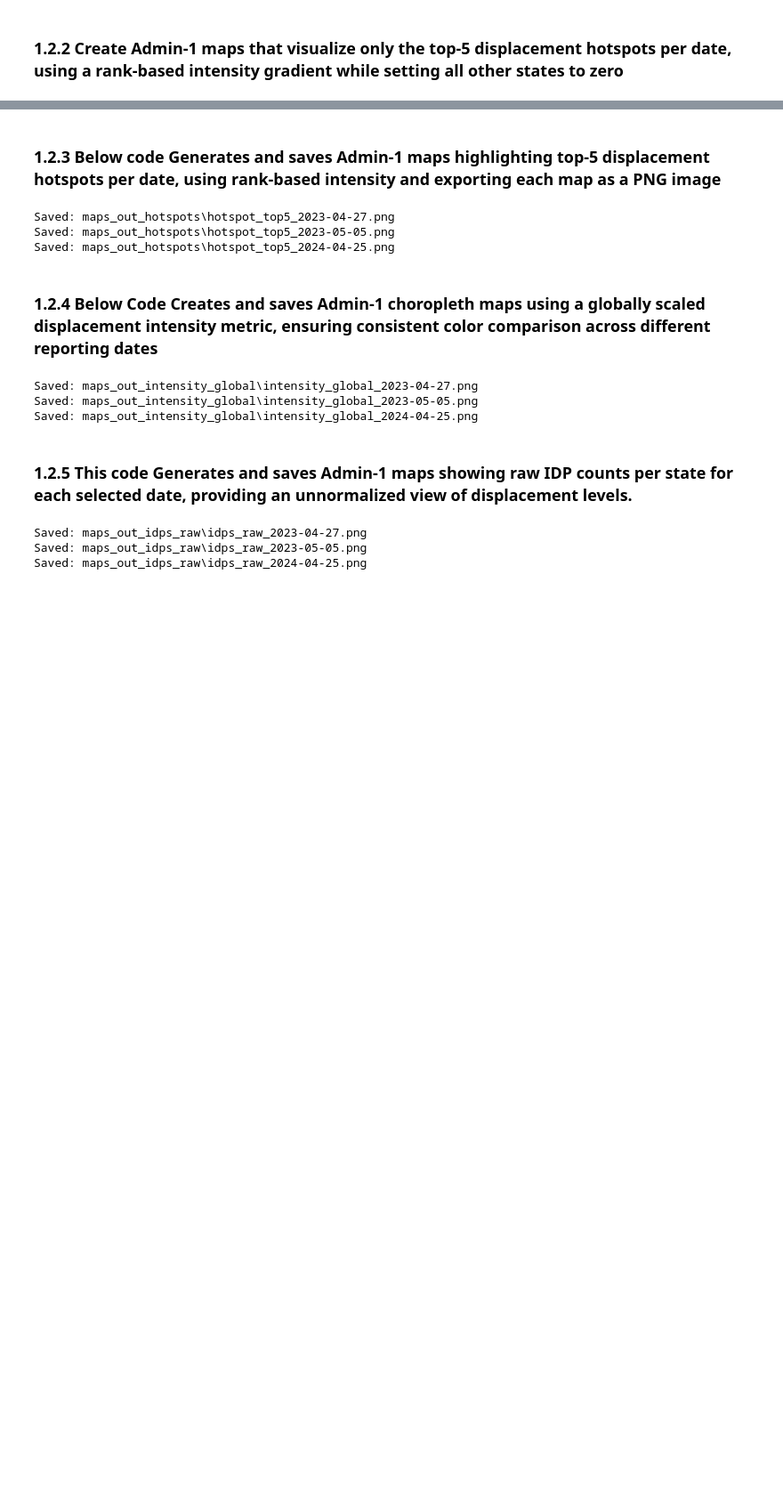
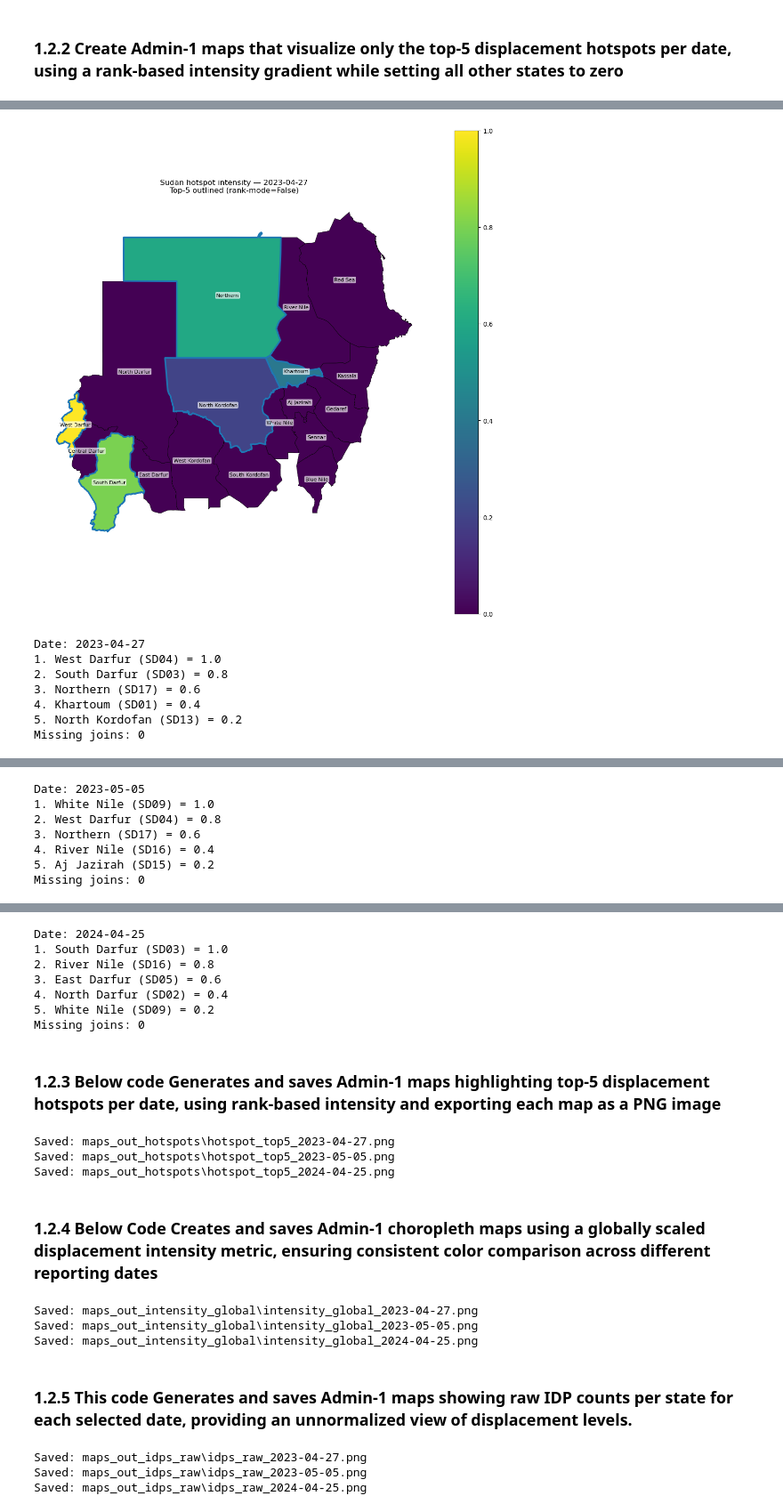
Before and after one commit to donmumina/Predictive_Humanitarian_Risk_Model, a Jupyter notebook: Group3_Project_final.ipynb, the cells around one changed output, grey strips where cells are left out. Shown at 89% size. Cells and saved outputs as stored; diff of their text form; code cells hidden in the pictures; blank space fills up the shorter version.

```diff
--- a/Group3_Project_final.ipynb
+++ b/Group3_Project_final.ipynb
@@ -1798,0 +1859,50 @@ for f in snap_files:
+# %%
+# BLOCK 1: config (small)
+
+value_col = "hotspot_intensity_rank"
+name_col = next((c for c in ["adm1_en","adm1_name","adm1_name_en","name","state_name","STATE_EN"] if c in gdf18.columns), None)
+if not name_col:
+    raise ValueError(f"No state-name column in GeoJSON. Columns: {list(gdf18.columns)}")
+# %%
+# BLOCK 2: loop -> decide Top5 -> map -> print (small)
+
+for f in snap_files:
+    snap = pd.read_csv(f, parse_dates=["report_date"])
+    date_str = str(snap["report_date"].iloc[0].date())
+
+    m = gdf18.merge(snap, left_on="adm1_pcode", right_on="state_code", how="left")
+    m[value_col] = pd.to_numeric(m[value_col], errors="coerce").fillna(0)
+
+    nz = m.loc[m[value_col] > 0, value_col]
+    is_rank = (nz.size > 0) and nz.apply(float.is_integer).all() and set(nz.unique()).issubset({1,2,3,4,5})
+
+    top5 = (m[m[value_col].between(1,5)].sort_values(value_col) if is_rank
+            else m.sort_values(value_col, ascending=False).head(5)).copy()
+
+    m["is_top5"] = m["adm1_pcode"].isin(top5["adm1_pcode"])
+
+    ax = m.plot(column=value_col, legend=True, edgecolor="black", linewidth=0.5, figsize=(11, 11),
+                missing_kwds={"color": "lightgrey", "label": "Missing"})
+    m[m["is_top5"]].boundary.plot(ax=ax, linewidth=2.5)
+
+    pts = m.geometry.representative_point()
+    for (x, y), label in zip(zip(pts.x, pts.y), m[name_col].astype(str)):
+        ax.text(x, y, label, ha="center", va="center", fontsize=8,
+                bbox=dict(boxstyle="round,pad=0.2", fc="white", ec="none", alpha=0.65))
+
+    ax.set_title(f"Sudan hotspot intensity — {date_str}\nTop-5 outlined (rank-mode={is_rank})")
+    ax.set_axis_off(); plt.tight_layout(); plt.show()
+
+    print(f"\nDate: {date_str}")
+    for i, r in enumerate(top5[["adm1_pcode", name_col, value_col]].itertuples(index=False), 1):
+        print(f"{i}. {getattr(r, name_col)} ({r.adm1_pcode}) = {getattr(r, value_col)}")
+    print("Missing joins:", int(m["state_code"].isna().sum()))
+# %% [output]
+[figure, added]
+Date: 2023-04-27
+1. West Darfur (SD04) = 1.0
+2. South Darfur (SD03) = 0.8
+3. Northern (SD17) = 0.6
+4. Khartoum (SD01) = 0.4
+5. North Kordofan (SD13) = 0.2
+Missing joins: 0
@@ -1798,0 +1910,7 @@ for f in snap_files:
+Date: 2023-05-05
+1. White Nile (SD09) = 1.0
+2. West Darfur (SD04) = 0.8
+3. Northern (SD17) = 0.6
+4. River Nile (SD16) = 0.4
+5. Aj Jazirah (SD15) = 0.2
+Missing joins: 0
@@ -1799,3 +1918,10 @@ for f in snap_files:
+Date: 2024-04-25
+1. South Darfur (SD03) = 1.0
+2. River Nile (SD16) = 0.8
+3. East Darfur (SD05) = 0.6
+4. North Darfur (SD02) = 0.4
+5. White Nile (SD09) = 0.2
+Missing joins: 0
 # %% [markdown]
 ### 1.2.3  Below code Generates and saves Admin-1 maps highlighting top-5 displacement hotspots per date, using rank-based intensity and exporting each map as a PNG image
 # %%
```
Also changed, not shown: parts of 38 cells of this notebook, 17 other files.
